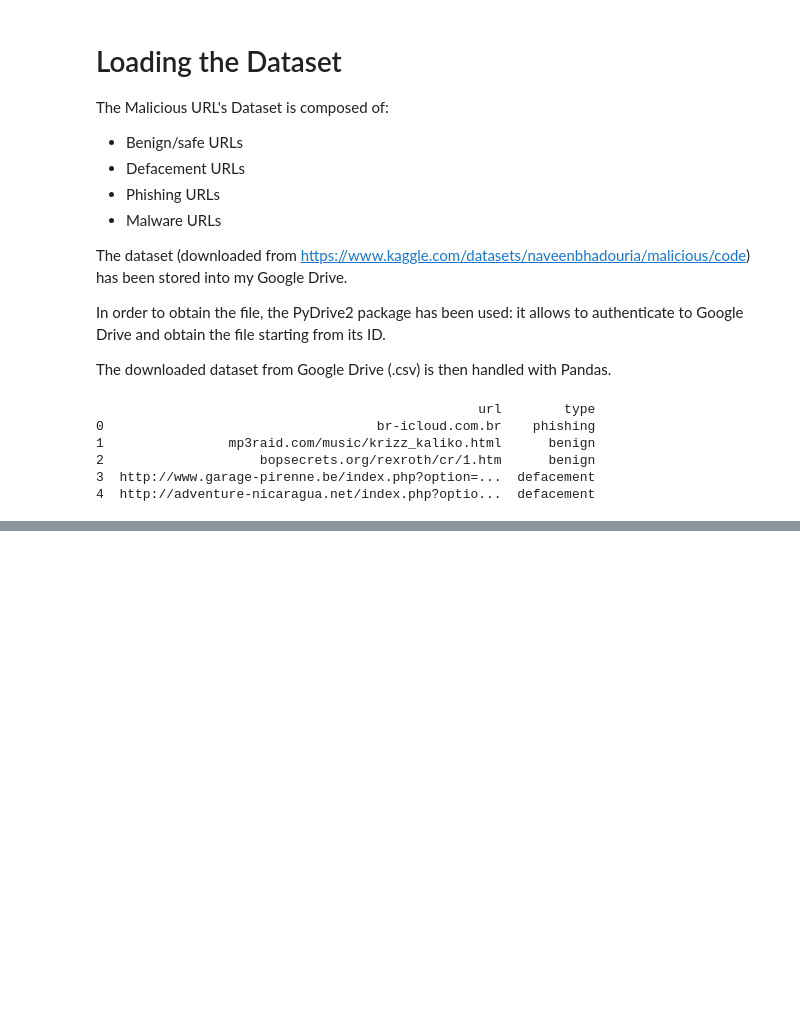
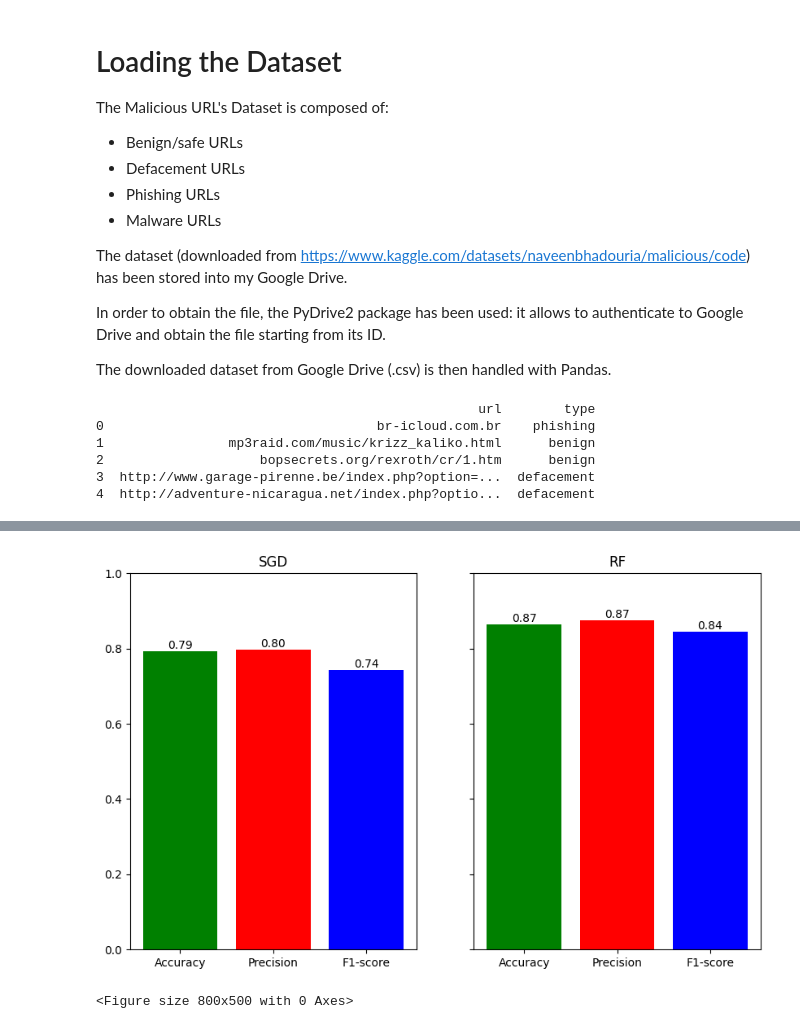
Before and after one commit to giacomo-monni/ML_Project, a Jupyter notebook: ML_Project.ipynb, the cells around one changed output, grey strips where cells are left out. Drawn from its saved outputs; the diff is of its cells as text; code cells hidden in the pictures; blank space fills up the shorter version.

```diff
--- a/ML_Project.ipynb
+++ b/ML_Project.ipynb
@@ -90,0 +645,4 @@ Name: type, Length: 651191, dtype: object
+# %%
+def hash_encode(category):
+    hash_object = hashlib.md5(category.encode())
+    return int(hash_object.hexdigest(), 16) % (10 ** 8)
@@ -90,0 +668,6 @@ Name: type, Length: 651191, dtype: object
+# %%
+x = data.drop(columns=['label']) # feature set
+y = data['label'] # labels
+
+# training and test set splitting
+x_train, x_test, y_train, y_test = train_test_split(x, y, test_size=0.3, random_state=42)
@@ -90,0 +691,10 @@ Name: type, Length: 651191, dtype: object
+# %%
+# Defining a function to evaluate metrics and calculate the confusion matrix
+def evaluate_model(clf, x_train, y_train, x_test, y_test):
+    clf.fit(x_train, y_train)
+    y_pred = clf.predict(x_test)
+    accuracy = accuracy_score(y_test, y_pred)
+    precision = precision_score(y_test, y_pred, average='weighted')
+    f1 = f1_score(y_test, y_pred, average='weighted')
+    conf_matrix = confusion_matrix(y_test, y_pred)
+    return accuracy, precision, f1, conf_matrix
@@ -90,0 +770,33 @@ Name: type, Length: 651191, dtype: object
+# %%
+# Extracting plotting data
+classifiers = list(clfs_results.keys())
+avg_accuracies = [clfs_results[clf]['avg_accuracy'] for clf in classifiers]
+avg_precisions = [clfs_results[clf]['avg_precision'] for clf in classifiers]
+avg_f1_scores = [clfs_results[clf]['avg_f1_score'] for clf in classifiers]
+
+x = np.arange(len(classifiers))
+width = 0.2
+fig, axes_metrics = plt.subplots(nrows=1, ncols=len(classifiers), figsize=(10, 6), sharey='row')
+plt.figure(figsize=(8, 5))
+
+for i, clf in enumerate(classifiers):
+    # Create a subplot for the specific data representation and classifier
+    ax = axes_metrics[i]
+
+    # Plot the metrics
+    ax.bar(['Accuracy','Precision', 'F1-score'], [avg_accuracies[i], avg_precisions[i], avg_f1_scores[i]], color=['green', 'red', 'blue'])
+
+    # Set the subplot title and limits
+    ax.set_title(f'{clf}')
+    ax.set_ylim(0, 1)
+
+    # Annotate bars with metric values
+    for x, val in enumerate([avg_accuracies[i], avg_precisions[i], avg_f1_scores[i]]):
+        ax.annotate(f'{val:.2f}', (x, val), ha='center', va='bottom')
+
+
+plt.tight_layout()
+plt.show()
+# %% [output]
+[figure, added]
+<Figure size 800x500 with 0 Axes>
```
Also changed, not shown: parts of 51 cells of this notebook.
